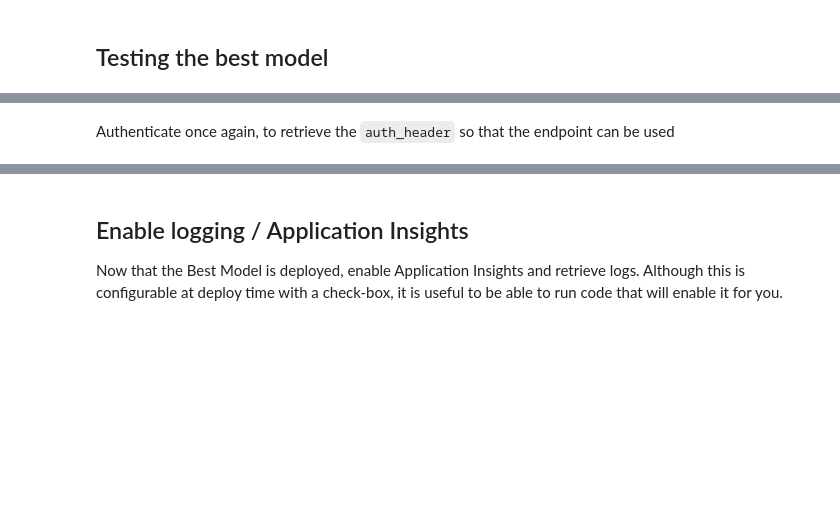
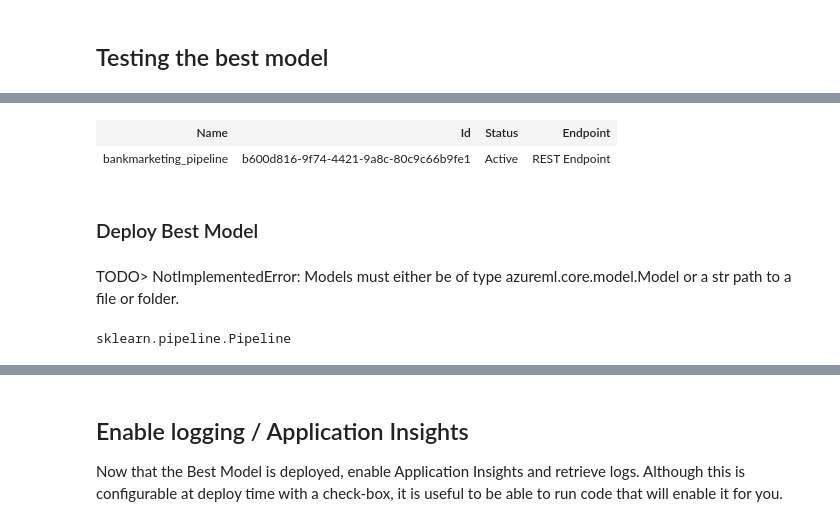
Before and after one commit to AlexanderMelde/Udacity-ND-AzureML, a Jupyter notebook: project-02/udacity-project.ipynb, the cells around one changed output, grey strips where cells are left out. Drawn from its saved outputs; the diff is of its cells as text; code cells hidden in the pictures; blank space fills up the shorter version.

```diff
--- a/project-02/udacity-project.ipynb
+++ b/project-02/udacity-project.ipynb
@@ -291,7 +438,6 @@ pd.DataFrame(confusion_matrix(y_test, y_test_pred)).style.background_gradient(cm
 # %%
-published_pipeline = pipeline_run.publish_pipeline(
-    name="Bankmarketing Train", description="Training bankmarketing pipeline", version="1.0")
-
+published_pipeline = pipeline_run.publish_pipeline(name="bankmarketing_pipeline", description="Training bankmarketing pipeline", version="1.0")
 published_pipeline
+# %% [output]
+| Name | Id | Status | Endpoint |
+| bankmarketing_pipeline | b600d816-9f74-4421-9a8c-80c9c66b9fe1 | Active | REST Endpoint |
-# %% [markdown]
-Authenticate once again, to retrieve the `auth_header` so that the endpoint can be used
@@ -299,0 +444,8 @@ auth_header = InteractiveLoginAuthentication().get_authentication_header()
+# %% [markdown]
+### Deploy Best Model
+# %% [markdown]
+TODO> NotImplementedError: Models must either be of type azureml.core.model.Model or a str path to a file or folder.
+# %%
+type(best_model)
+# %% [output]
+sklearn.pipeline.Pipeline
```
Also changed, not shown: parts of 35 cells of this notebook, 2 other files.
